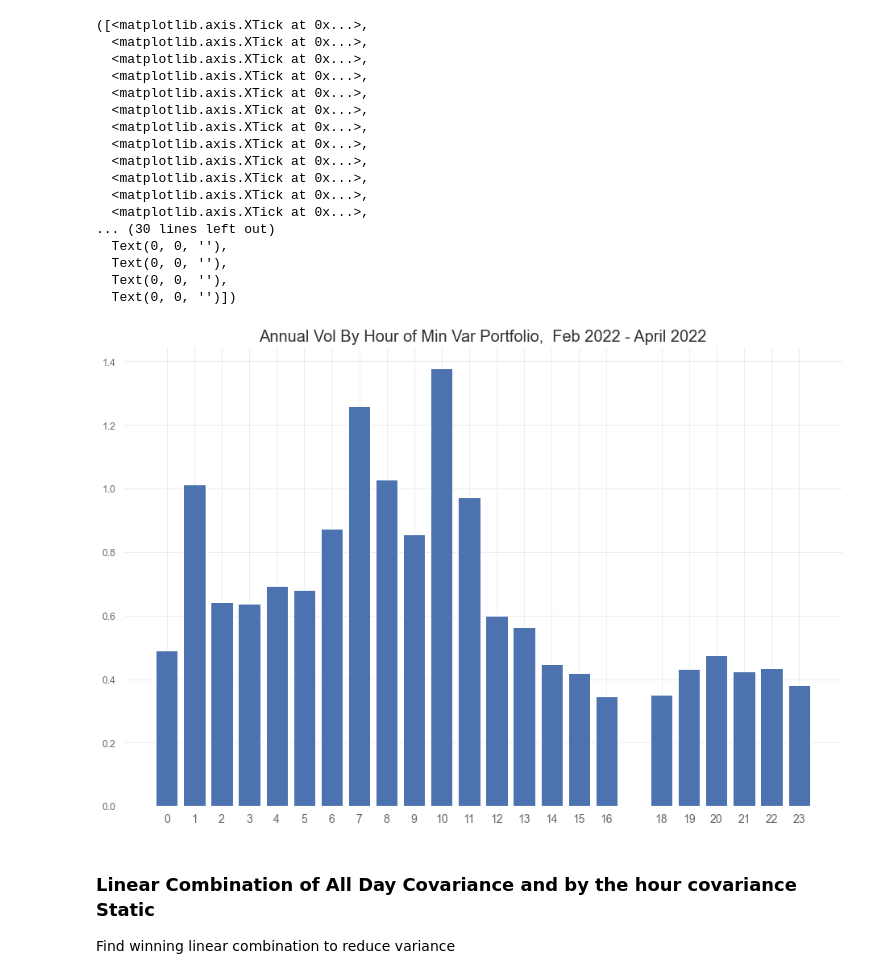
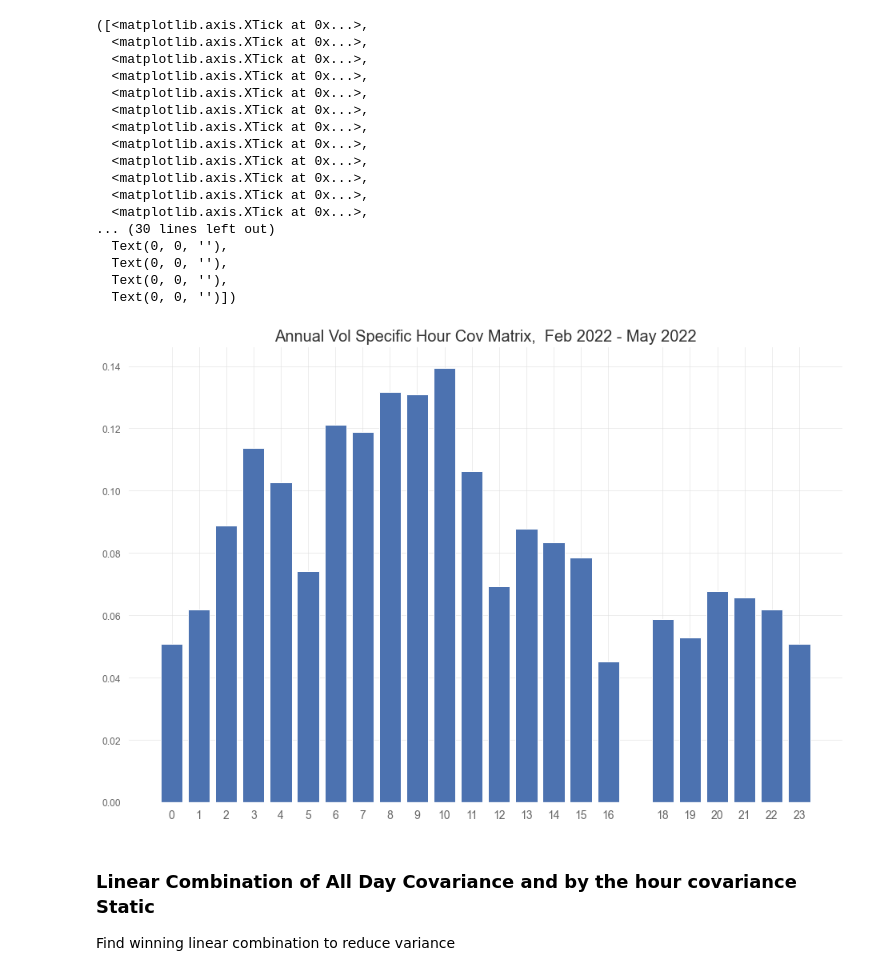
Before and after one commit to thEKurz/Reinforcment_Learning_FX, a Jupyter notebook: followthesun.ipynb, the cells around one changed output. Saved outputs shown, nothing was run; the diff lists cells and outputs as text; code cells hidden in the pictures.

```diff
--- a/followthesun.ipynb
+++ b/followthesun.ipynb
@@ -26,5 +48,6 @@ minute_df_usd_returns = minute_df_usd_price.pct_change()
 
 # drop the first minute after the hour break
 minute_df_usd_returns = minute_df_usd_returns[~((minute_df_usd_returns.index.hour ==18) & (minute_df_usd_returns.index.minute == 1))].dropna()
-minute_df_usd_price_tr = minute_df_usd_price.loc[:'2022-04-29']
-minute_df_usd_returns_tr = minute_df_usd_returns.loc[:'2022-04-29']
+minute_df_usd_returns = minute_df_usd_returns.drop(columns=['USD.TRY.SPOT'])
+minute_df_usd_price_tr = minute_df_usd_price.loc[:'2022-05-30']
+minute_df_usd_returns_tr = minute_df_usd_returns.loc[:'2022-05-30']
@@ -129,7 +135,7 @@ cumul_returns_rolling_dict = {}
 vol_rolling = []
 port_rolling_dict ={}
 for x in df_dict.keys():
-    port_m = u.portfolio.markowitz_rebalance(returns_dict[x],60,len(returns_dict[x][:'2022-1-31']),static_start_date='2022-01-31',verbose=False,returns_data=True)
+    port_m = u.portfolio.markowitz_rebalance(returns_dict[x],60,60*10,static_start_date='2022-01-31',verbose=False,returns_data=True)
     port_rolling_dict[x] = port_m
     bt = u.backtest.portfolio_backtest(port_m,returns_dict[x], returns_data=True)
     cumul_returns_rolling_dict[x] =bt[0]
@@ -157,29 +163,29 @@ fig.tight_layout()
 # %%
-vol_rolling_ann= np.array(vol_rolling)*(60*23*252)**(1/2)
+vol_rolling_ann= np.array(vol_rolling)*(23*252)**(1/2)
 plt.bar(weight_df.index,vol_rolling_ann)
-plt.title("Annual Vol By Hour of Min Var Portfolio,  Feb 2022 - April 2022", fontsize=20)
+plt.title("Annual Vol Specific Hour Cov Matrix,  Feb 2022 - May 2022", fontsize=20)
 fig = plt.gcf()
 fig.set_size_inches(16, 10.5)
 plt.xticks(weight_df.index,fontsize=14)
 # %% [output]
 ([<matplotlib.axis.XTick at 0x...>,
   <matplotlib.axis.XTick at 0x...>,
   <matplotlib.axis.XTick at 0x...>,
   <matplotlib.axis.XTick at 0x...>,
   <matplotlib.axis.XTick at 0x...>,
   <matplotlib.axis.XTick at 0x...>,
   <matplotlib.axis.XTick at 0x...>,
   <matplotlib.axis.XTick at 0x...>,
   <matplotlib.axis.XTick at 0x...>,
   <matplotlib.axis.XTick at 0x...>,
   <matplotlib.axis.XTick at 0x...>,
   <matplotlib.axis.XTick at 0x...>,
 ... (30 lines left out)
   Text(0, 0, ''),
   Text(0, 0, ''),
   Text(0, 0, ''),
   Text(0, 0, '')])
-[figure, old version]
+[figure, new version]
 # %% [markdown]
 ### Linear Combination of All Day Covariance and by the hour covariance Static
 Find winning linear combination to reduce variance
```
Also changed, not shown: parts of 23 cells of this notebook, 13 other files.
